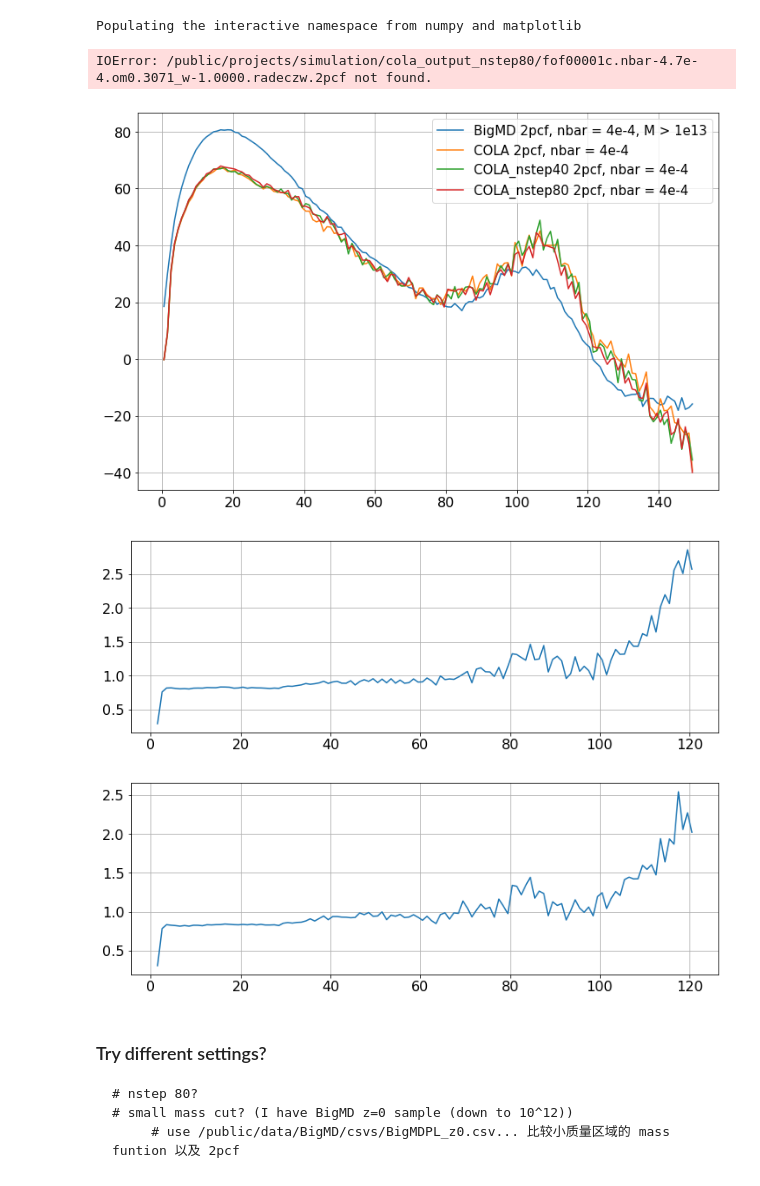
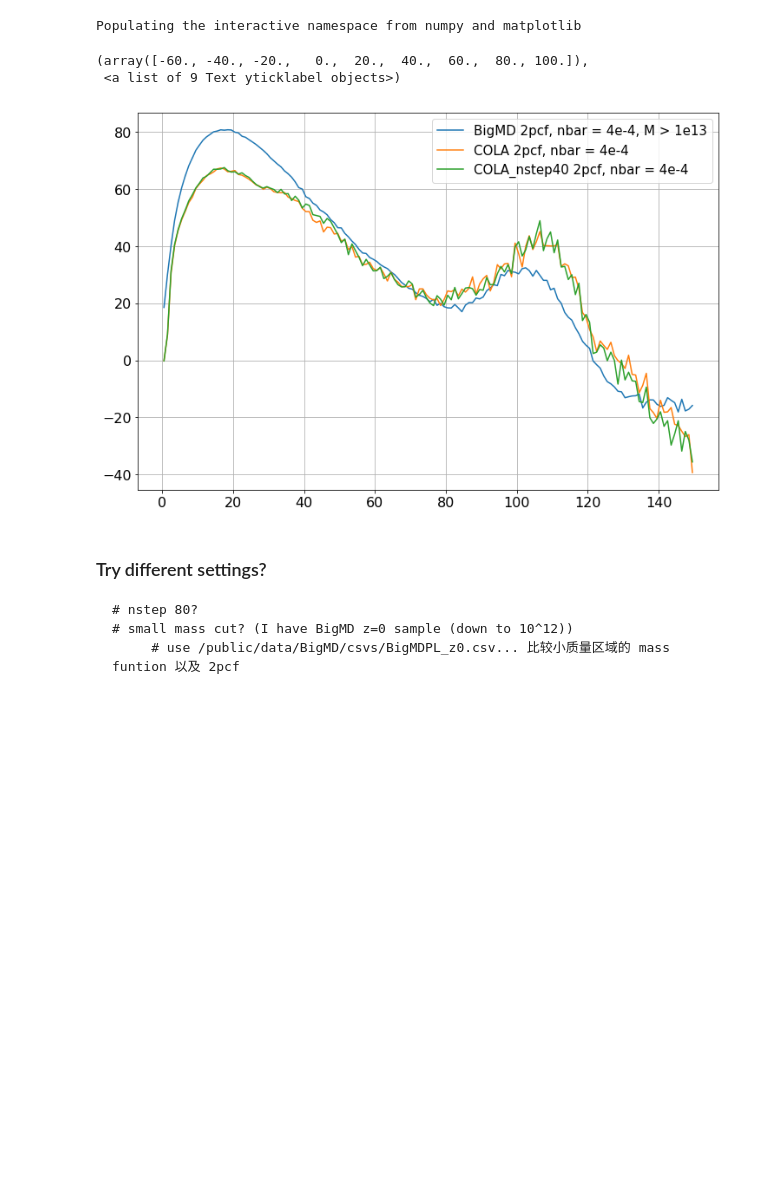
Before and after one commit to cosmologywater/cf_pks, a Jupyter notebook: src/2pcf.ipynb, the cells around one changed output. Drawn from its saved outputs; the diff is of its cells as text; code cells hidden in the pictures; blank space fills up the shorter version.

```diff
--- a/src/2pcf.ipynb
+++ b/src/2pcf.ipynb
@@ -33,60 +33,48 @@ data_BigMD = np.loadtxt('/home/xiaodongli/projects/cf_pks/BigMDPL_mge1e13/BigMDP
 
 data_cola_BigMDnbar = np.loadtxt('/home/xiaodongli/projects/simulation/cola_output/fof00001c.nbar-4.7e-4.om0.3071_w-1.0000.radeczw.2pcf')
 data_cola_nstep40_BigMDnbar = np.loadtxt('/public/projects/simulation/cola_output_nstep40/fof00001c.nbar-4.7e-4.om0.3071_w-1.0000.radeczw.2pcf')
-data_cola_nstep80_BigMDnbar = np.loadtxt('/public/projects/simulation/cola_output_nstep80/fof00001c.nbar-4.7e-4.om0.3071_w-1.0000.radeczw.2pcf')
-data_cola_nstep80_BigMDnbar = np.loadtxt('/public/projects/simulation/cola_output_nstep80/fof00001c.nbar-4.7e-4.om0.3071_w-1.0000.radeczw.2pcf')
+#data_cola_nstep80_BigMDnbar = np.loadtxt('/public/projects/simulation/cola_output_nstep80/fof00001c.nbar-4.7e-4.om0.3071_w-1.0000.radeczw.2pcf')
-# %% [output]
-IOError: /public/projects/simulation/cola_output_nstep80/fof00001c.nbar-4.7e-4.om0.3071_w-1.0000.radeczw.2pcf not found.
 # %%
 fig = plt.figure(figsize=(12, 8))
 
 ax = fig.add_subplot(111)
 
 # This is wrong!
 #X1 = [data_cola_mge1e13[row][1]  for row in range(len(data_cola_mge1e13))]
 #Y1 = [data_cola_mge1e13[row][2]  for row in range(len(data_cola_mge1e13))]
 #Z1 = [X1[row]*X1[row] * Y1[row] for row in range(len(data_cola_mge1e13))]
 #ax.plot(X1,Z1,label='COLA 2pcf, M > 1e13')
 
-X2 = [data_BigMD[row][1]  for row in range(len(data_BigMD))]
-Y2 = [data_BigMD[row][2]  for row in range(len(data_BigMD))]
-Z2 = [X2[row]*X2[row] * Y2[row] for row in range(len(data_BigMD))]
+X2 = data_BigMD[:,1]
+Y2 = data_BigMD[:,2]
+Z2 = X2 * X2 * Y2
 ax.plot(X2,Z2,label='BigMD 2pcf, nbar = 4e-4, M > 1e13')
 
-X3 = [data_cola_BigMDnbar[row][1]  for row in range(len(data_cola_BigMDnbar))]
-Y3 = [data_cola_BigMDnbar[row][2]  for row in range(len(data_cola_BigMDnbar))]
-Z3 = [X3[row]*X3[row] * Y3[row] for row in range(len(data_cola_BigMDnbar))]
+X3 = data_cola_BigMDnbar[:,1]
+Y3 = data_cola_BigMDnbar[:,2]
+Z3 = X3*X3 * Y3
 ax.plot(X3,Z3,label='COLA 2pcf, nbar = 4e-4')
 
-X5 = [data_cola_nstep40_BigMDnbar[row][1]  for row in range(len(data_cola_nstep40_BigMDnbar))]
-Y5 = [data_cola_nstep40_BigMDnbar[row][2]  for row in range(len(data_cola_nstep40_BigMDnbar))]
-Z5 = [X5[row]*X5[row] * Y5[row] for row in range(len(data_cola_nstep40_BigMDnbar))]
+X5 = data_cola_nstep40_BigMDnbar[:,1]
+Y5 = data_cola_nstep40_BigMDnbar[:,2]
+Z5 = X5*X5 * Y5
 ax.plot(X5,Z5,label='COLA_nstep40 2pcf, nbar = 4e-4')
 
-X6 = [data_cola_nstep80_BigMDnbar[row][1]  for row in range(len(data_cola_nstep80_BigMDnbar))]
-Y6 = [data_cola_nstep80_BigMDnbar[row][2]  for row in range(len(data_cola_nstep80_BigMDnbar))]
-Z6 = [X6[row]*X6[row] * Y6[row] for row in range(len(data_cola_nstep80_BigMDnbar))]
-ax.plot(X6,Z6,label='COLA_nstep80 2pcf, nbar = 4e-4')
-
-#X4 = [data_cut[row][1]  for row in range(len(data_BigMD))]
-#Y4 = [data_cut[row][2]  for row in range(len(data_BigMD))]
-#Z4 = [X4[row]*X4[row] * Y4[row] for row in range(len(data_BigMD))]
-#ax.plot(X4,Z4,label=' cola_2pcf, nbar = ')
 
 ax.legend(fontsize=15)
 ax.grid()
 plt.xticks(fontsize=16)
 plt.yticks(fontsize=16)
 
 #ax.set_xlabel('', fontsize=18); ax.set_ylabel('', fontsize=18)
 #ax.set_title('', fontsize=15)
 #plt.savefig(r'2pcf.pdf', format='pdf')
 #plot_difference(X2, X3, Z2, Z3)
 #plot_difference(X2, X6, Z2, Z6)
 # %% [output]
+(array([-60., -40., -20.,   0.,  20.,  40.,  60.,  80., 100.]),
+ <a list of 9 Text yticklabel objects>)
-[figure, old version]
+[figure, new version]
-[figure, removed]
-[figure, removed]
 # %% [markdown]
 ### Try different settings?
     # nstep 80?
```
Also changed, not shown: parts of 3 cells of this notebook, 11 other files.
